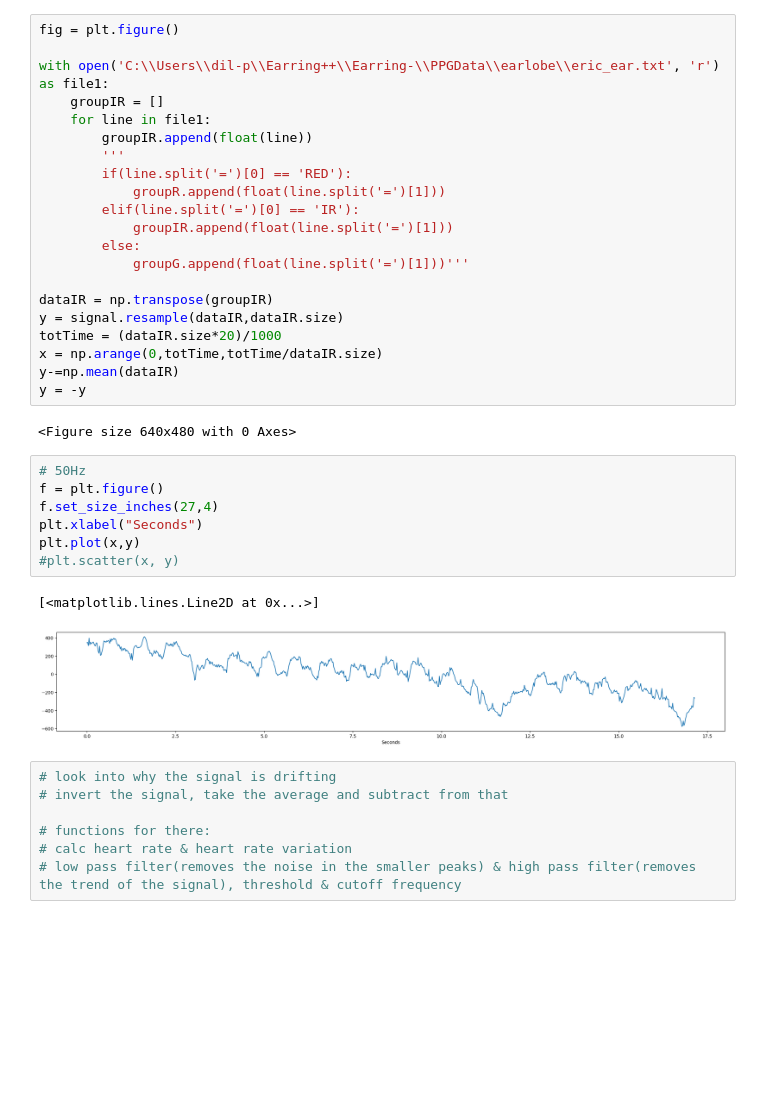
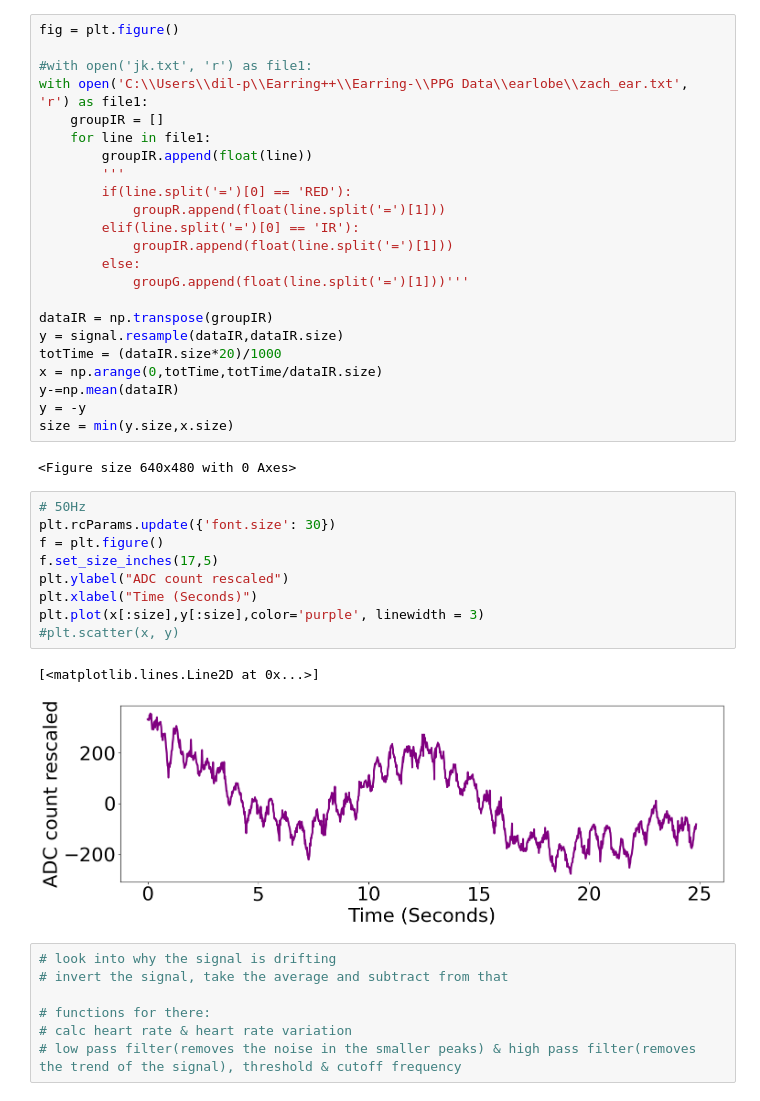
Before and after one commit to dilinissanka/Earring-SignalProcessing, a Jupyter notebook: PPG Sensor.ipynb, the cells around one changed output. Saved outputs shown, nothing was run; the diff lists cells and outputs as text; blank space fills up the shorter version.

```diff
--- a/PPG Sensor.ipynb
+++ b/PPG Sensor.ipynb
@@ -6,7 +6,8 @@ import statistics
 # %%
 fig = plt.figure()
 
-with open('C:\\Users\\dil-p\\Earring++\\Earring-\\PPGData\\earlobe\\eric_ear.txt', 'r') as file1:
+#with open('jk.txt', 'r') as file1:
+with open('C:\\Users\\dil-p\\Earring++\\Earring-\\PPG Data\\earlobe\\zach_ear.txt', 'r') as file1:
     groupIR = []
     for line in file1:
         groupIR.append(float(line))
@@ -24,18 +25,21 @@ totTime = (dataIR.size*20)/1000
 x = np.arange(0,totTime,totTime/dataIR.size)
 y-=np.mean(dataIR)
 y = -y
+size = min(y.size,x.size)
 # %% [output]
 <Figure size 640x480 with 0 Axes>
 # %%
 # 50Hz
+plt.rcParams.update({'font.size': 30})
 f = plt.figure()
-f.set_size_inches(27,4)
-plt.xlabel("Seconds")
-plt.plot(x,y)
+f.set_size_inches(17,5)
+plt.ylabel("ADC count rescaled")
+plt.xlabel("Time (Seconds)")
+plt.plot(x[:size],y[:size],color='purple', linewidth = 3)
 #plt.scatter(x, y)
 # %% [output]
 [<matplotlib.lines.Line2D at 0x...>]
-[figure, old version]
+[figure, new version]
 # %%
 # look into why the signal is drifting
 # invert the signal, take the average and subtract from that
```
Also changed, not shown: parts of 2 cells of this notebook, 6 other files.
